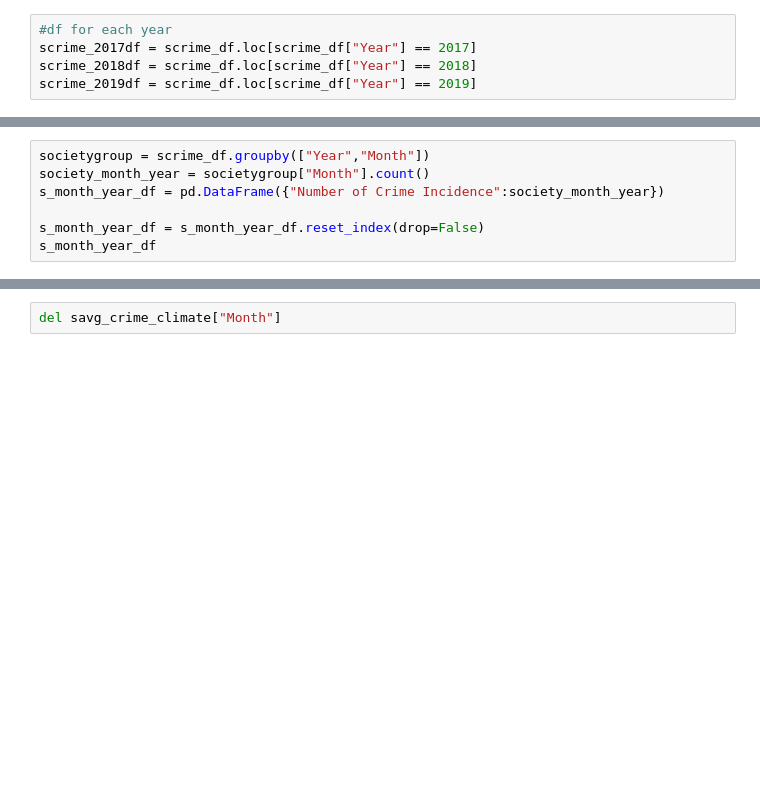
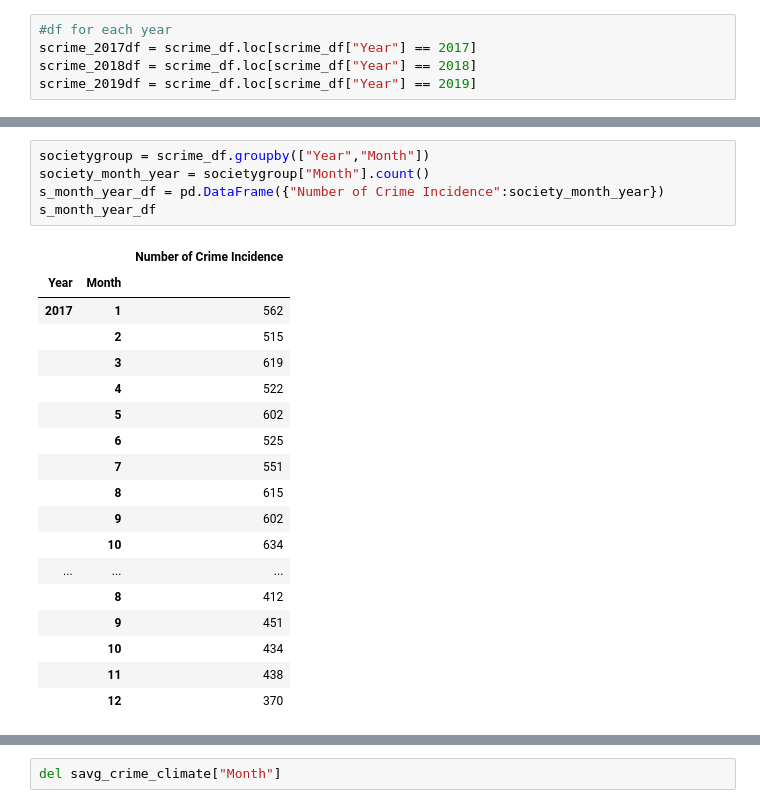
Before and after one commit to siekmeierpaul/Project1-Team6, a Jupyter notebook: Weather & Crime in Silver Spring_Maryland.ipynb, the cells around one changed output, grey strips where cells are left out. Cells and saved outputs as stored; diff of their text form; blank space fills up the shorter version.

```diff
--- a/Weather & Crime in Silver Spring_Maryland.ipynb
+++ b/Weather & Crime in Silver Spring_Maryland.ipynb
@@ -730,7 +1324,24 @@ scrime_climate_df
 # %%
 societygroup = scrime_df.groupby(["Year","Month"])
 society_month_year = societygroup["Month"].count()
 s_month_year_df = pd.DataFrame({"Number of Crime Incidence":society_month_year})
-
-s_month_year_df = s_month_year_df.reset_index(drop=False)
 s_month_year_df
+# %% [output]
+|  |  | Number of Crime Incidence |
+| Year | Month |  |
+| 2017 | 1 | 562 |
+|  | 2 | 515 |
+|  | 3 | 619 |
+|  | 4 | 522 |
+|  | 5 | 602 |
+|  | 6 | 525 |
+|  | 7 | 551 |
+|  | 8 | 615 |
+|  | 9 | 602 |
+|  | 10 | 634 |
+| ... | ... | ... |
+|  | 8 | 412 |
+|  | 9 | 451 |
+|  | 10 | 434 |
+|  | 11 | 438 |
+|  | 12 | 370 |
```
Also changed, not shown: parts of 72 cells of this notebook.
